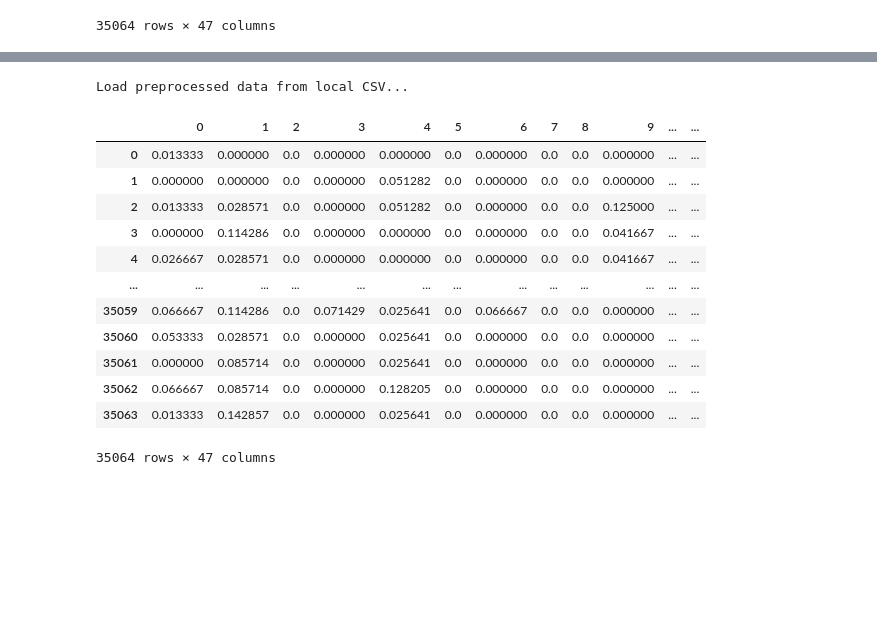
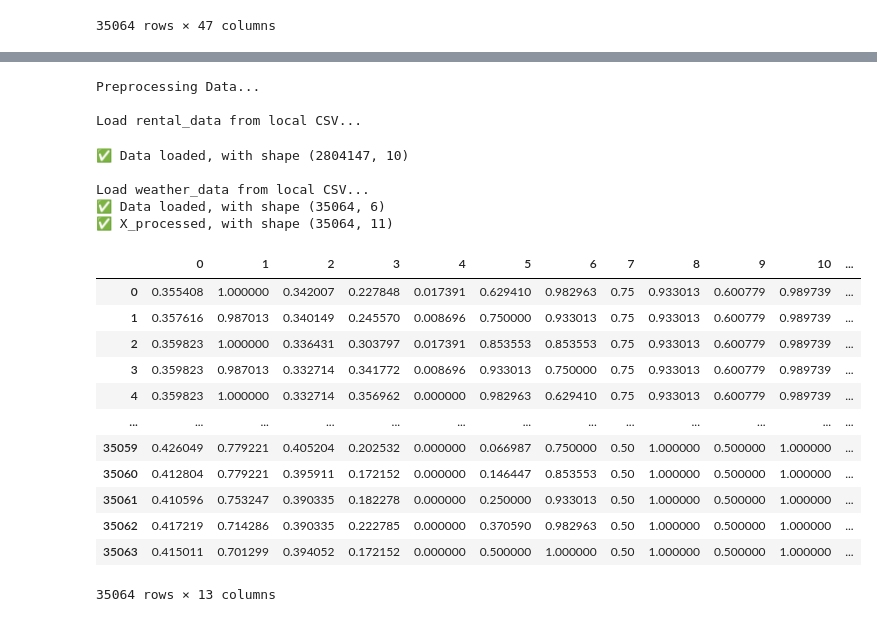
Before and after one commit to shoefer987/bike_sharing_demand, a Jupyter notebook: notebooks/jonathan122802_testing_preproc.ipynb, the cells around one changed output, grey strips where cells are left out. Drawn from its saved outputs; the diff is of its cells as text; code cells hidden in the pictures; blank space fills up the shorter version.

```diff
--- a/notebooks/jonathan122802_testing_preproc.ipynb
+++ b/notebooks/jonathan122802_testing_preproc.ipynb
@@ -173,17 +149,25 @@ Load weather_data from local CSV...
-# %%
-preprocess()
-# %% [output]
-Load preprocessed data from local CSV...
-|  | 0 | 1 | 2 | 3 | 4 | 5 | 6 | 7 | 8 | 9 | ... | ... |
-| 0 | 0.013333 | 0.000000 | 0.0 | 0.000000 | 0.000000 | 0.0 | 0.000000 | 0.0 | 0.0 | 0.000000 | ... | ... |
-| 1 | 0.000000 | 0.000000 | 0.0 | 0.000000 | 0.051282 | 0.0 | 0.000000 | 0.0 | 0.0 | 0.000000 | ... | ... |
-| 2 | 0.013333 | 0.028571 | 0.0 | 0.000000 | 0.051282 | 0.0 | 0.000000 | 0.0 | 0.0 | 0.125000 | ... | ... |
-| 3 | 0.000000 | 0.114286 | 0.0 | 0.000000 | 0.000000 | 0.0 | 0.000000 | 0.0 | 0.0 | 0.041667 | ... | ... |
-| 4 | 0.026667 | 0.028571 | 0.0 | 0.000000 | 0.000000 | 0.0 | 0.000000 | 0.0 | 0.0 | 0.041667 | ... | ... |
-| ... | ... | ... | ... | ... | ... | ... | ... | ... | ... | ... | ... | ... |
-| 35059 | 0.066667 | 0.114286 | 0.0 | 0.071429 | 0.025641 | 0.0 | 0.066667 | 0.0 | 0.0 | 0.000000 | ... | ... |
-| 35060 | 0.053333 | 0.028571 | 0.0 | 0.000000 | 0.025641 | 0.0 | 0.000000 | 0.0 | 0.0 | 0.000000 | ... | ... |
-| 35061 | 0.000000 | 0.085714 | 0.0 | 0.000000 | 0.025641 | 0.0 | 0.000000 | 0.0 | 0.0 | 0.000000 | ... | ... |
-| 35062 | 0.066667 | 0.085714 | 0.0 | 0.000000 | 0.128205 | 0.0 | 0.000000 | 0.0 | 0.0 | 0.000000 | ... | ... |
-| 35063 | 0.013333 | 0.142857 | 0.0 | 0.000000 | 0.025641 | 0.0 | 0.000000 | 0.0 | 0.0 | 0.000000 | ... | ... |
-35064 rows × 47 columns
+# %%
+X,y = preprocess()
+X
+# %% [output]
+Preprocessing Data...
+
+Load rental_data from local CSV...
+✅ Data loaded, with shape (2804147, 10)
+
+Load weather_data from local CSV...
+✅ Data loaded, with shape (35064, 6)
+✅ X_processed, with shape (35064, 11)
+|  | 0 | 1 | 2 | 3 | 4 | 5 | 6 | 7 | 8 | 9 | 10 | ... |
+| 0 | 0.355408 | 1.000000 | 0.342007 | 0.227848 | 0.017391 | 0.629410 | 0.982963 | 0.75 | 0.933013 | 0.600779 | 0.989739 | ... |
+| 1 | 0.357616 | 0.987013 | 0.340149 | 0.245570 | 0.008696 | 0.750000 | 0.933013 | 0.75 | 0.933013 | 0.600779 | 0.989739 | ... |
+| 2 | 0.359823 | 1.000000 | 0.336431 | 0.303797 | 0.017391 | 0.853553 | 0.853553 | 0.75 | 0.933013 | 0.600779 | 0.989739 | ... |
+| 3 | 0.359823 | 0.987013 | 0.332714 | 0.341772 | 0.008696 | 0.933013 | 0.750000 | 0.75 | 0.933013 | 0.600779 | 0.989739 | ... |
+| 4 | 0.359823 | 1.000000 | 0.332714 | 0.356962 | 0.000000 | 0.982963 | 0.629410 | 0.75 | 0.933013 | 0.600779 | 0.989739 | ... |
+| ... | ... | ... | ... | ... | ... | ... | ... | ... | ... | ... | ... | ... |
+| 35059 | 0.426049 | 0.779221 | 0.405204 | 0.202532 | 0.000000 | 0.066987 | 0.750000 | 0.50 | 1.000000 | 0.500000 | 1.000000 | ... |
+| 35060 | 0.412804 | 0.779221 | 0.395911 | 0.172152 | 0.000000 | 0.146447 | 0.853553 | 0.50 | 1.000000 | 0.500000 | 1.000000 | ... |
+| 35061 | 0.410596 | 0.753247 | 0.390335 | 0.182278 | 0.000000 | 0.250000 | 0.933013 | 0.50 | 1.000000 | 0.500000 | 1.000000 | ... |
+| 35062 | 0.417219 | 0.714286 | 0.390335 | 0.222785 | 0.000000 | 0.370590 | 0.982963 | 0.50 | 1.000000 | 0.500000 | 1.000000 | ... |
+| 35063 | 0.415011 | 0.701299 | 0.394052 | 0.172152 | 0.000000 | 0.500000 | 1.000000 | 0.50 | 1.000000 | 0.500000 | 1.000000 | ... |
+35064 rows × 13 columns
```
Also changed, not shown: parts of 5 cells of this notebook, 2 other files.
